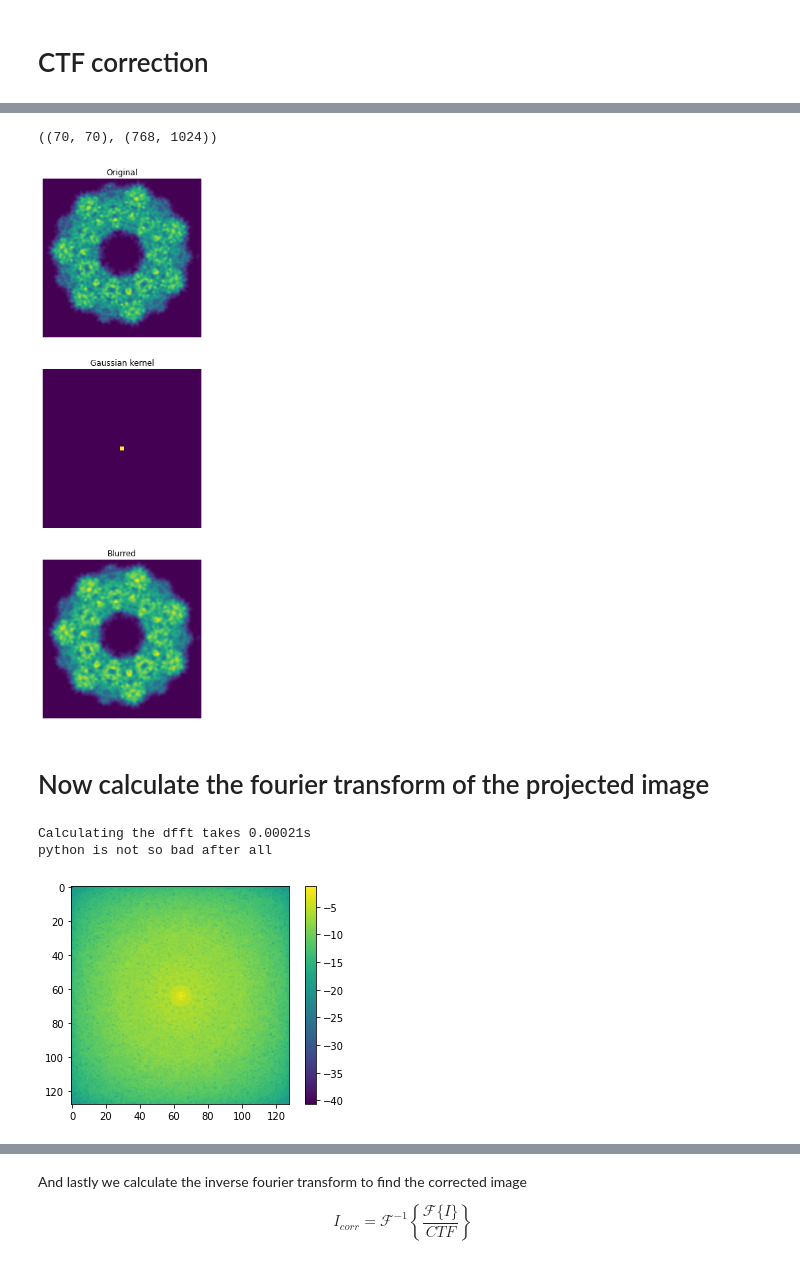
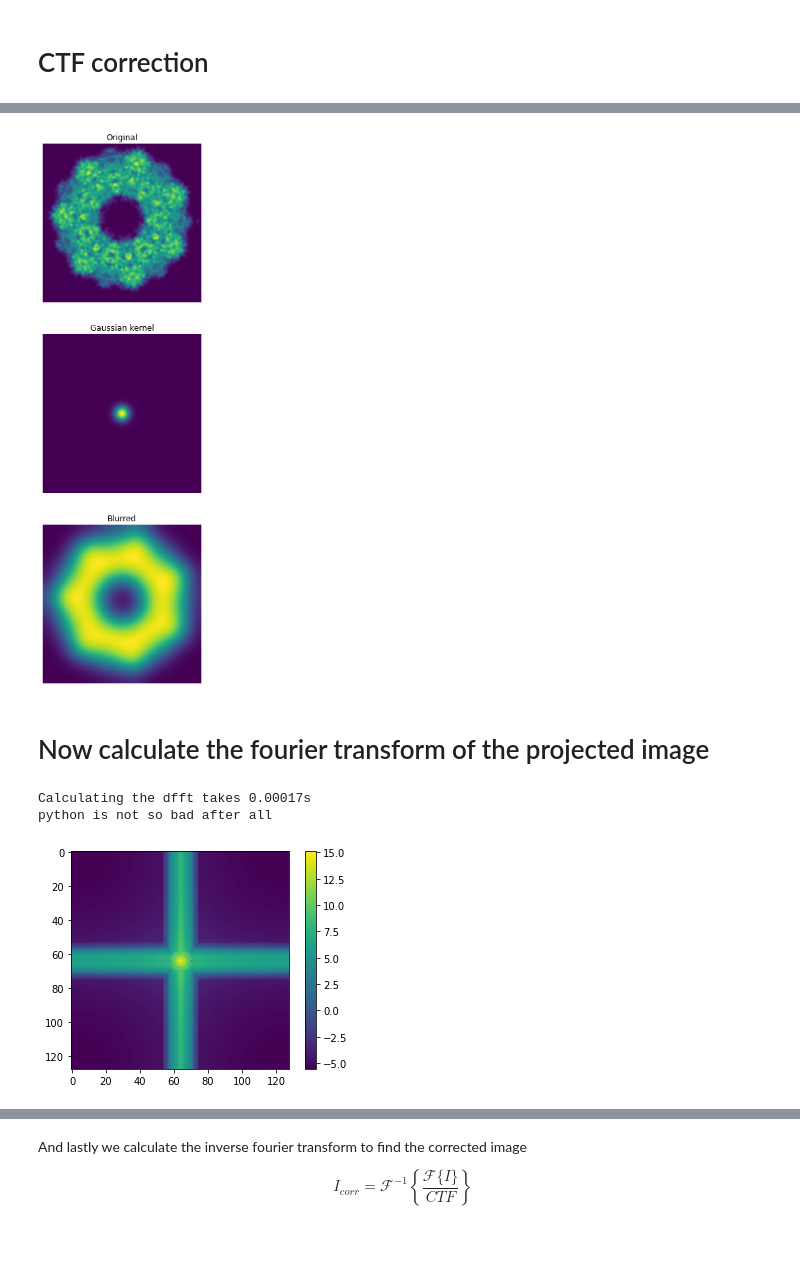
Before and after one commit to DSilva27/gradient_cryoEM, a Jupyter notebook: python/gradient.ipynb, the cells around one changed output, grey strips where cells are left out. Saved outputs shown, nothing was run; the diff lists cells and outputs as text; code cells hidden in the pictures.

```diff
--- a/python/gradient.ipynb
+++ b/python/gradient.ipynb
@@ -193,43 +198,33 @@ plt.imshow(Ixy_clean.reshape(128, 128, 1))
 # %%
 from scipy import misc
 
 face = misc.face(gray=True)
 
-kernel = np.outer(signal.windows.gaussian(70, 1/8),
+kernel = np.outer(signal.windows.gaussian(254, 8),
+                  signal.windows.gaussian(254, 8)) * 1/64
 
-                  signal.windows.gaussian(70, 1/8))
-
-blurred = signal.fftconvolve(Ixy_clean, kernel, mode='same')
+blurred = signal.convolve2d(Ixy_clean, kernel, mode='same', boundary="symm")
 
 
 fig, (ax_orig, ax_kernel, ax_blurred) = plt.subplots(3, 1, figsize=(6, 15))
 
 ax_orig.imshow(Ixy_clean, cmap='viridis')
-
 ax_orig.set_title('Original')
-
 ax_orig.set_axis_off()
 
 ax_kernel.imshow(kernel, cmap='viridis')
-
 ax_kernel.set_title('Gaussian kernel')
-
 ax_kernel.set_axis_off()
 
 ax_blurred.imshow(blurred, cmap='viridis')
-
 ax_blurred.set_title('Blurred')
-
 ax_blurred.set_axis_off()
-
-kernel.shape, face.shape
 # %% [output]
-((70, 70), (768, 1024))
-[figure, old version]
+[figure, new version]
 # %% [markdown]
 # Now calculate the fourier transform of the projected image
 # %%
-Ixy_f = np.fft.fftshift(np.fft.fft2(blurred))
+Ixy_f = np.fft.fftshift(np.fft.fft2(blurred))#Ixy_noise))
 
 start = time.time()
 k = np.fft.fftshift(np.fft.fftfreq(res, ps_x))
@@ -238,9 +233,9 @@ print("Calculating the dfft takes {t:.2}s \npython is not so bad after all".form
 plt.imshow(np.log(np.abs(Ixy_f)), cmap="viridis")
 plt.colorbar();
 # %% [output]
-Calculating the dfft takes 0.00021s
+Calculating the dfft takes 0.00017s
 python is not so bad after all
-[figure, old version]
+[figure, new version]
 # %% [markdown]
 Then we calculate the CTF defined as:
 
```
Also changed, not shown: parts of 12 cells of this notebook.
